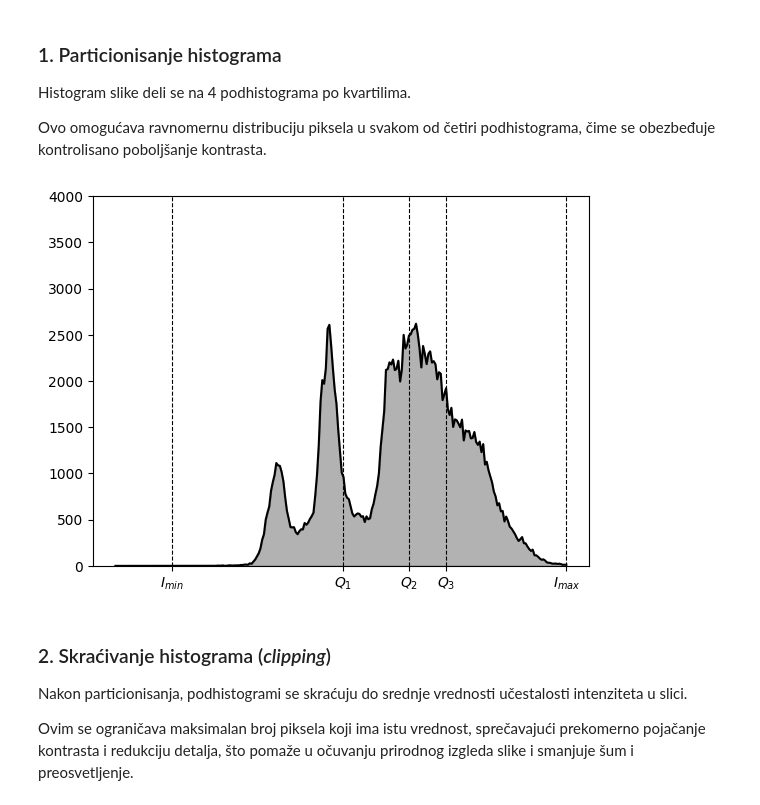
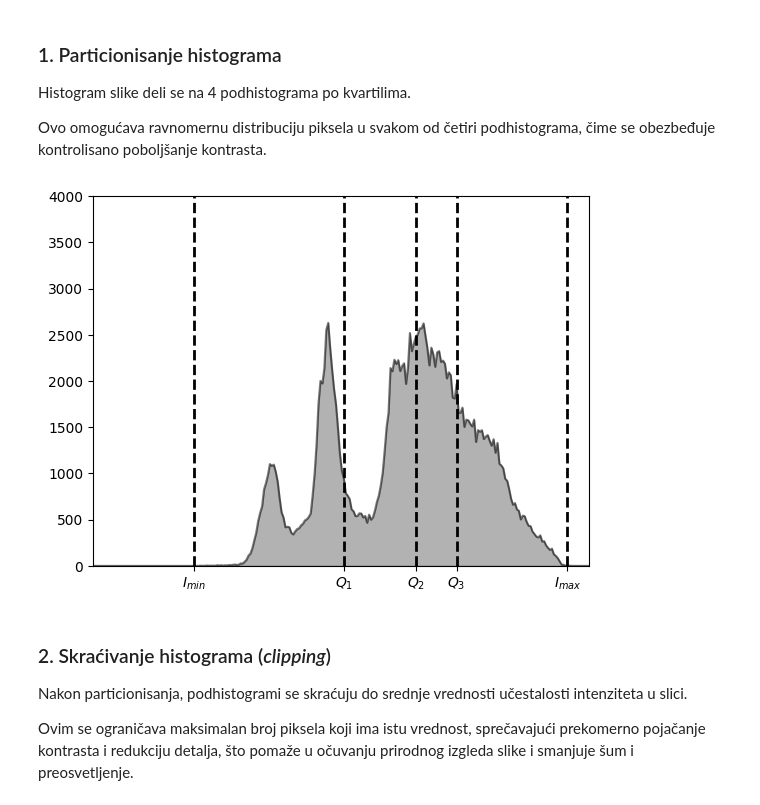
Before and after one commit to isidora00/HistogramAlgorithms, a Jupyter notebook: histogram_algorithms.ipynb, the cells around one changed output. Cells and saved outputs as stored; diff of their text form; code cells hidden in the pictures.

```diff
--- a/histogram_algorithms.ipynb
+++ b/histogram_algorithms.ipynb
@@ -128,23 +104,18 @@ def show_histograms(histograms, y_max=3000):
 # %%
 def partition_histogram(image):
     I_min = int(np.min(image))
     Q1 = int(np.percentile(image, 25))
     Q2 = int(np.percentile(image, 50))
     Q3 = int(np.percentile(image, 75))
     I_max = int(np.max(image))
     return [I_min, Q1, Q2, Q3, I_max]
 
 hist, _ = np.histogram(image, 256, [0, 256])
 partition_points = partition_histogram(image)
 
-plt.plot(range(256), hist, color='black')
-plt.fill_between(range(256), hist,color='black', alpha = 0.3)
-plt.xticks(ticks = partition_points, labels=[r"$I_{min}$", r"$Q_{1}$", r"$Q_{2}$", r"$Q_{3}$", r"$I_{max}$"])
-plt.ylim([0,4000])
-plt.grid(True, axis='x',color = "black",linestyle='--')
-plt.show()
+hp.show_histogram(hist=hist, xticks=partition_points)
 # %% [output]
-[figure, old version]
+[figure, new version]
 # %% [markdown]
 ### 2. Skraćivanje histograma (*clipping*)
 Nakon particionisanja, podhistogrami se skraćuju do srednje vrednosti učestalosti intenziteta u slici.
```
Also changed, not shown: parts of 11 cells of this notebook, 2 other files.
